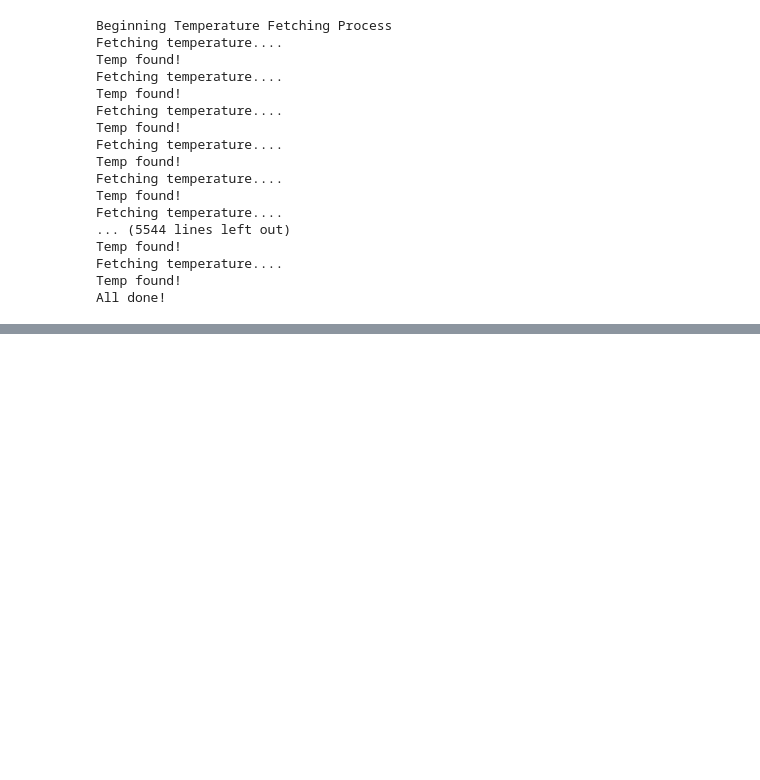
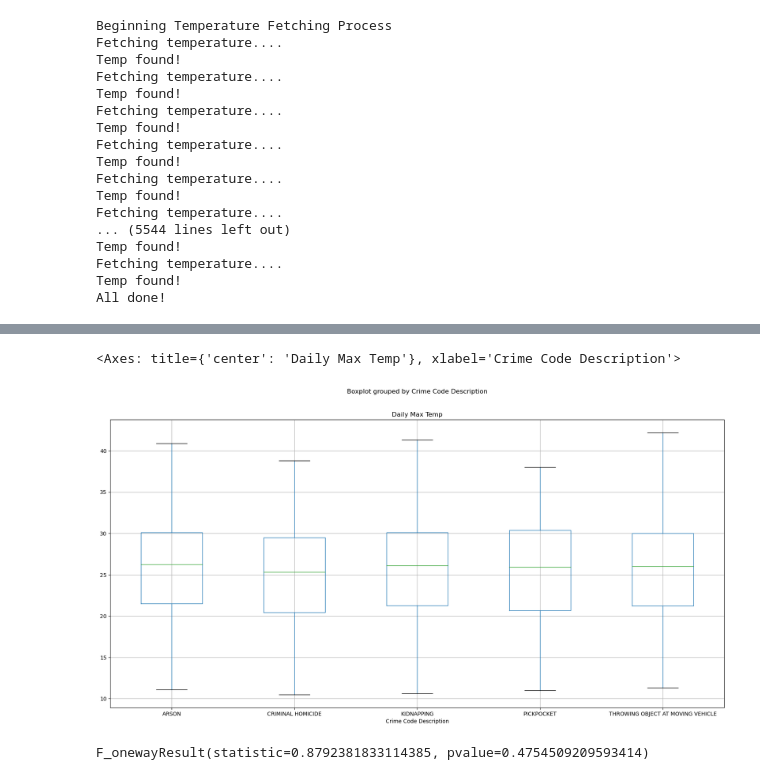
Before and after one commit to csakauye/project-1, a Jupyter notebook: Crime_Weather_Analysis.ipynb, the cells around one changed output, grey strips where cells are left out. Drawn from its saved outputs; the diff is of its cells as text; code cells hidden in the pictures; blank space fills up the shorter version.

Commit message:
Worked on location,time, and weather analyses

```diff
--- a/Crime_Weather_Analysis.ipynb
+++ b/Crime_Weather_Analysis.ipynb
@@ -105,0 +79,18 @@ weather.head()
+# %%
+#Display the boxplots showing temperature distribution by type of crime
+weather.boxplot("Daily Max Temp", by="Crime Code Description", figsize=(20, 10))
+# %% [output]
+<Axes: title={'center': 'Daily Max Temp'}, xlabel='Crime Code Description'>
+[figure, added]
+# %%
+#Group data for ANOVA
+group0 = weather[weather["Crime Code Description"] == "ARSON"]["Daily Max Temp"]
+group1 = weather[weather["Crime Code Description"] == "CRIMINAL HOMICIDE"]["Daily Max Temp"]
+group2 = weather[weather["Crime Code Description"] == "KIDNAPPING"]["Daily Max Temp"]
+group3 = weather[weather["Crime Code Description"] == "PICKPOCKET"]["Daily Max Temp"]
+group4 = weather[weather["Crime Code Description"] == "THROWING OBJECT AT MOVING VEHICLE"]["Daily Max Temp"]
+
+#Perform ANOVA
+stats.f_oneway(group0, group1, group2, group3, group4)
+# %% [output]
+F_onewayResult(statistic=0.8792381833114385, pvalue=0.4754509209593414)
```
Also changed, not shown: parts of 14 cells of this notebook.
